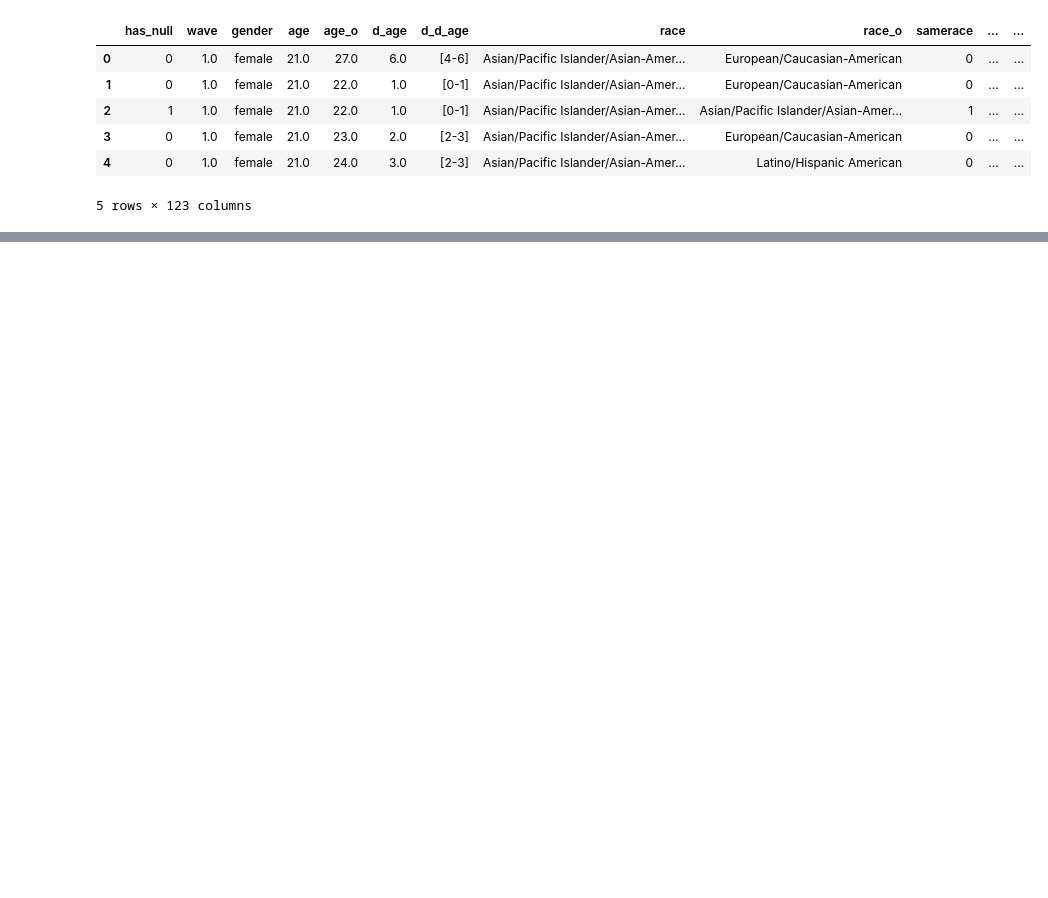
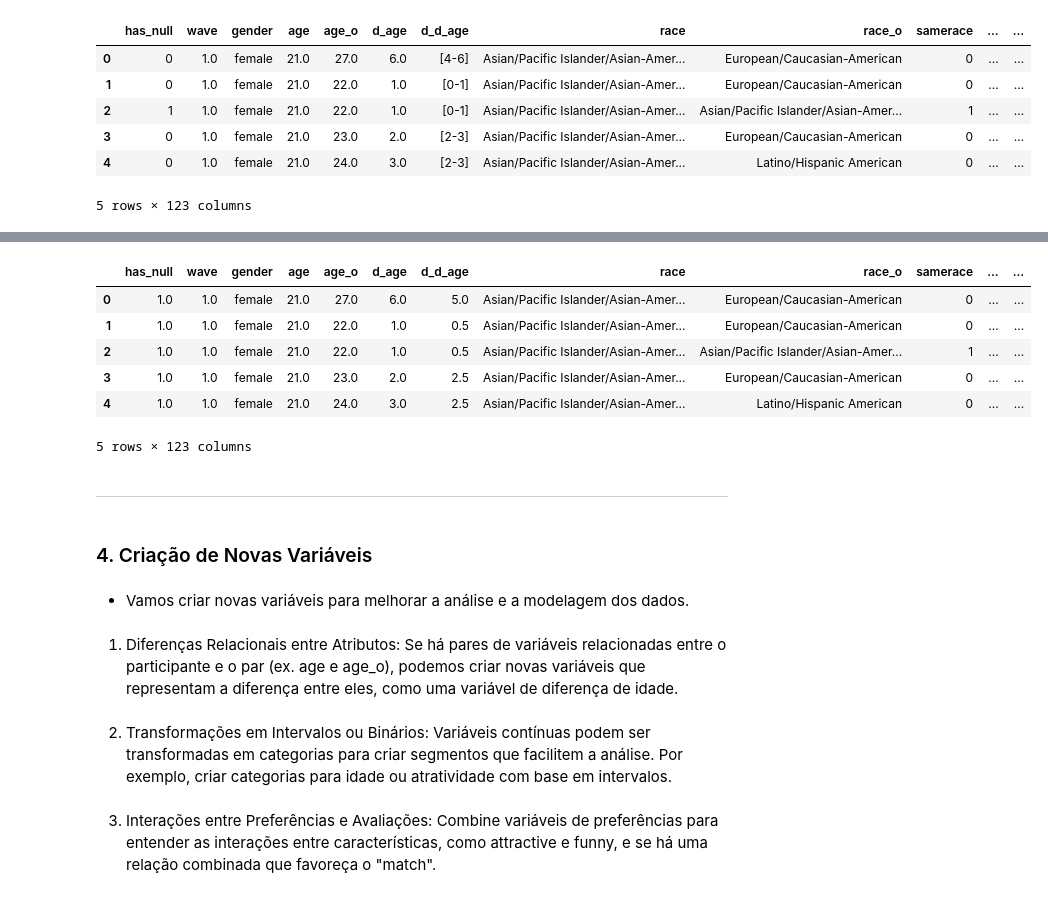
Before and after one commit to lucass235/Analise_dados_pos, a Jupyter notebook: scripts/project.ipynb, the cells around one changed output, grey strips where cells are left out. Saved outputs shown, nothing was run; the diff lists cells and outputs as text; code cells hidden in the pictures; blank space fills up the shorter version.

```diff
--- a/scripts/project.ipynb
+++ b/scripts/project.ipynb
@@ -30,0 +177,4 @@ df.to_csv('speeddating.csv', index=False, sep=';')
+# %%
+cat_columns
+
+df[cat_columns] = df[cat_columns].astype('category')
@@ -30,0 +200,26 @@ df.to_csv('speeddating.csv', index=False, sep=';')
+# %%
+# Função para identificar e tratar outliers
+def treat_outliers(df, column):
+    # Calcula o primeiro e terceiro quartil (Q1 e Q3)
+    Q1 = df[column].quantile(0.25)
+    Q3 = df[column].quantile(0.75)
+    IQR = Q3 - Q1
+
+    # Define limites superior e inferior
+    lower_bound = Q1 - 1.5 * IQR
+    upper_bound = Q3 + 1.5 * IQR
+
+    # Remoção de outliers (opcional)
+    # df = df[(df[column] >= lower_bound) & (df[column] <= upper_bound)]
+
+    # Substituição de outliers pelo limite superior/inferior
+    df[column] = df[column].apply(lambda x: upper_bound if x > upper_bound else (lower_bound if x < lower_bound else x))
+
+    return df
+# %%
+# Aplicar o tratamento de outliers em todas as colunas numéricas
+for col in num_columns:
+    df = treat_outliers(df, col)
+
+# Verificação do resultado
+print(df.describe())
@@ -30,0 +246,18 @@ df.to_csv('speeddating.csv', index=False, sep=';')
+# %%
+df.head()
+# %% [output]
+|  | has_null | wave | gender | age | age_o | d_age | d_d_age | race | race_o | samerace | ... | ... |
+| 0 | 1.0 | 1.0 | female | 21.0 | 27.0 | 6.0 | 5.0 | Asian/Pacific Islander/Asian-Amer... | European/Caucasian-American | 0 | ... | ... |
+| 1 | 1.0 | 1.0 | female | 21.0 | 22.0 | 1.0 | 0.5 | Asian/Pacific Islander/Asian-Amer... | European/Caucasian-American | 0 | ... | ... |
+| 2 | 1.0 | 1.0 | female | 21.0 | 22.0 | 1.0 | 0.5 | Asian/Pacific Islander/Asian-Amer... | Asian/Pacific Islander/Asian-Amer... | 1 | ... | ... |
+| 3 | 1.0 | 1.0 | female | 21.0 | 23.0 | 2.0 | 2.5 | Asian/Pacific Islander/Asian-Amer... | European/Caucasian-American | 0 | ... | ... |
+| 4 | 1.0 | 1.0 | female | 21.0 | 24.0 | 3.0 | 2.5 | Asian/Pacific Islander/Asian-Amer... | Latino/Hispanic American | 0 | ... | ... |
+5 rows × 123 columns
+# %% [markdown]
+___
+# %% [markdown]
+### 4. Criação de Novas Variáveis
+# %% [markdown]
+- Vamos criar novas variáveis para melhorar a análise e a modelagem dos dados.
+# %% [markdown]
+1. Diferenças Relacionais entre Atributos: Se há pares de variáveis relacionadas entre o participante e o par (ex. age e age_o), podemos criar novas variáveis que representam a diferença entre eles, como uma variável de diferença de idade.
@@ -30,0 +267,2 @@ df.to_csv('speeddating.csv', index=False, sep=';')
+# %% [markdown]
+2. Transformações em Intervalos ou Binários: Variáveis contínuas podem ser transformadas em categorias para criar segmentos que facilitem a análise. Por exemplo, criar categorias para idade ou atratividade com base em intervalos.
@@ -30,0 +272,2 @@ df.to_csv('speeddating.csv', index=False, sep=';')
+# %% [markdown]
+3. Interações entre Preferências e Avaliações: Combine variáveis de preferências para entender as interações entre características, como attractive e funny, e se há uma relação combinada que favoreça o "match".
```
Also changed, not shown: parts of 33 cells of this notebook.
